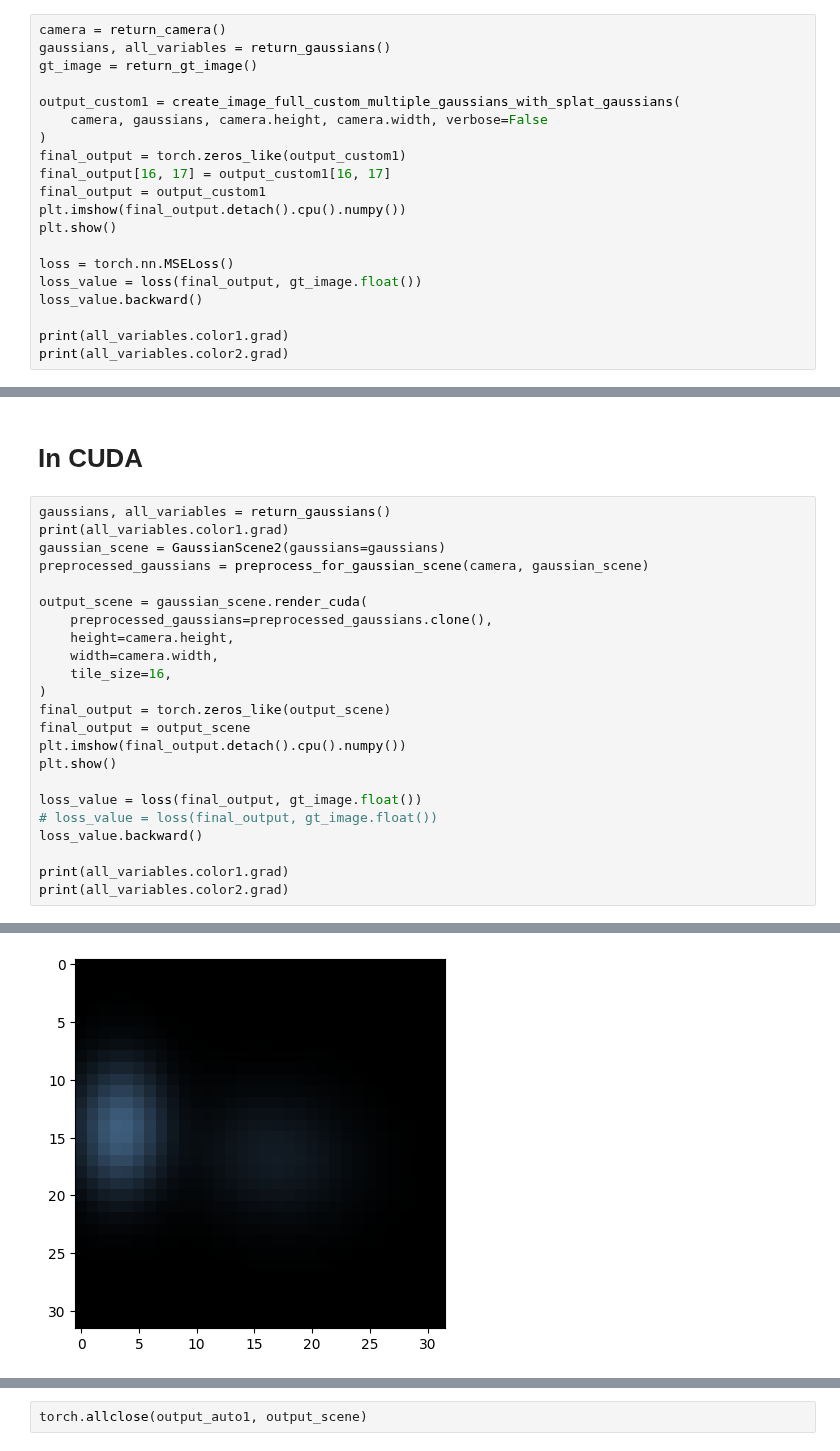
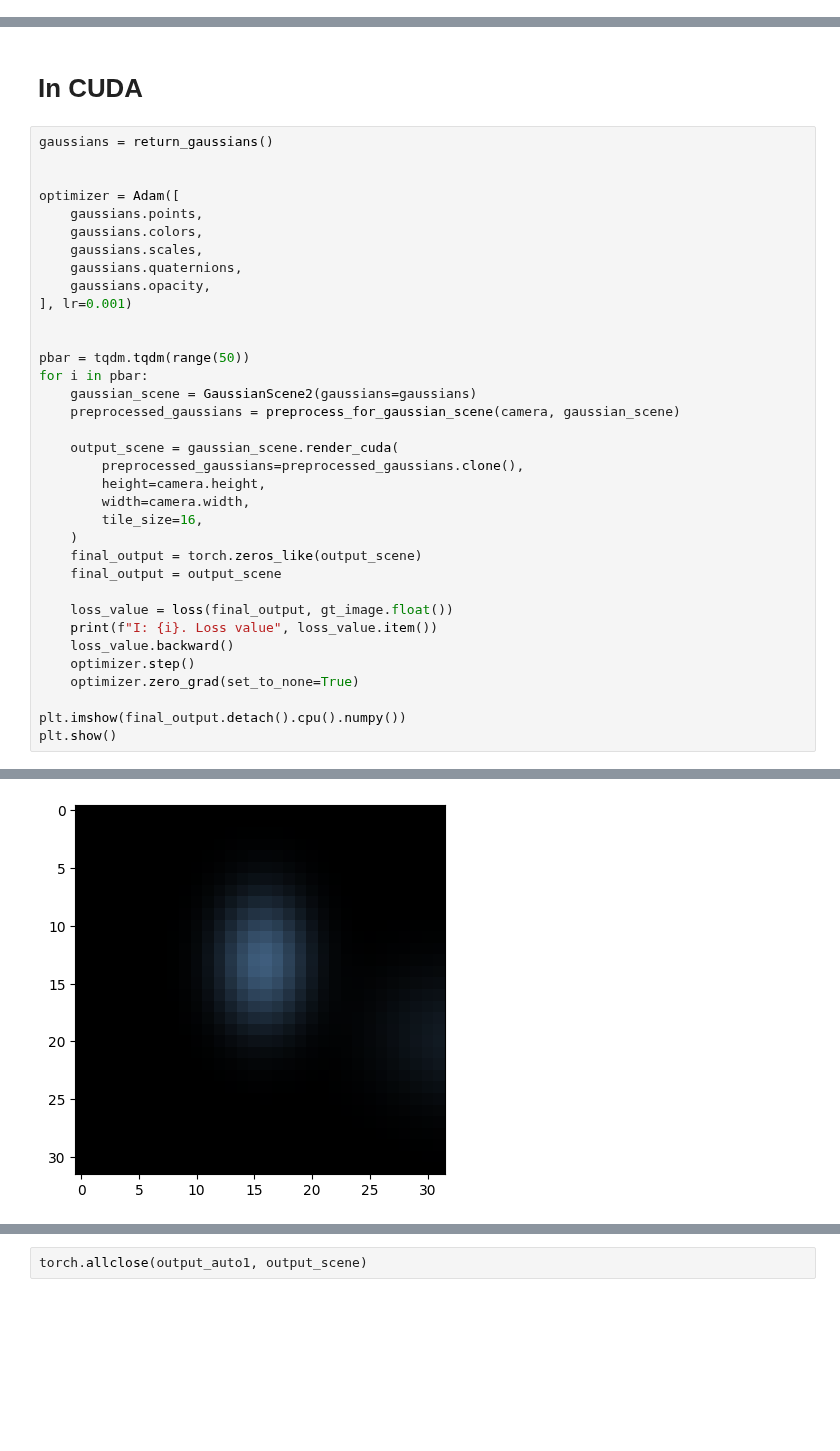
Before and after one commit to dcaustin33/intro_to_gaussian_splatting, a Jupyter notebook: splat/custom_backwards_implementation/test_intermediate.ipynb, the cells around one changed output, grey strips where cells are left out. Saved outputs shown, nothing was run; the diff lists cells and outputs as text; blank space fills up the shorter version.

```diff
--- a/splat/custom_backwards_implementation/test_intermediate.ipynb
+++ b/splat/custom_backwards_implementation/test_intermediate.ipynb
@@ -160,22 +139,2 @@ tensor([-0.0125, -0.0115, -0.0105], device='cuda:0')
 # %% [markdown]
 # Custom
-# %%
-camera = return_camera()
-gaussians, all_variables = return_gaussians()
-gt_image = return_gt_image()
-
-output_custom1 = create_image_full_custom_multiple_gaussians_with_splat_gaussians(
-    camera, gaussians, camera.height, camera.width, verbose=False
-)
-final_output = torch.zeros_like(output_custom1)
-final_output[16, 17] = output_custom1[16, 17]
-final_output = output_custom1
-plt.imshow(final_output.detach().cpu().numpy())
-plt.show()
-
-loss = torch.nn.MSELoss()
-loss_value = loss(final_output, gt_image.float())
-loss_value.backward()
-
-print(all_variables.color1.grad)
-print(all_variables.color2.grad)
@@ -186,26 +181,38 @@ tensor([-0.0125, -0.0115, -0.0105], device='cuda:0')
 # %% [markdown]
 # In CUDA
 # %%
-gaussians, all_variables = return_gaussians()
-print(all_variables.color1.grad)
-gaussian_scene = GaussianScene2(gaussians=gaussians)
-preprocessed_gaussians = preprocess_for_gaussian_scene(camera, gaussian_scene)
+gaussians = return_gaussians()
 
-output_scene = gaussian_scene.render_cuda(
-    preprocessed_gaussians=preprocessed_gaussians.clone(),
-    height=camera.height,
-    width=camera.width,
-    tile_size=16,
-)
-final_output = torch.zeros_like(output_scene)
-final_output = output_scene
+
+optimizer = Adam([
+    gaussians.points,
+    gaussians.colors,
+    gaussians.scales,
+    gaussians.quaternions,
+    gaussians.opacity,
+], lr=0.001)
+
+
+pbar = tqdm.tqdm(range(50))
+for i in pbar:
+    gaussian_scene = GaussianScene2(gaussians=gaussians)
+    preprocessed_gaussians = preprocess_for_gaussian_scene(camera, gaussian_scene)
+
+    output_scene = gaussian_scene.render_cuda(
+        preprocessed_gaussians=preprocessed_gaussians.clone(),
+        height=camera.height,
+        width=camera.width,
+        tile_size=16,
+    )
+    final_output = torch.zeros_like(output_scene)
+    final_output = output_scene
+
+    loss_value = loss(final_output, gt_image.float())
+    print(f"I: {i}. Loss value", loss_value.item())
+    loss_value.backward()
+    optimizer.step()
+    optimizer.zero_grad(set_to_none=True)
+
 plt.imshow(final_output.detach().cpu().numpy())
 plt.show()
-
-loss_value = loss(final_output, gt_image.float())
-# loss_value = loss(final_output, gt_image.float())
-loss_value.backward()
-
-print(all_variables.color1.grad)
-print(all_variables.color2.grad)
 # %% [output]
@@ -214 +239 @@ WARNING: not using scale activation
-[figure, old version]
+[figure, new version]
```
Also changed, not shown: parts of 9 cells of this notebook, 10 other files.
